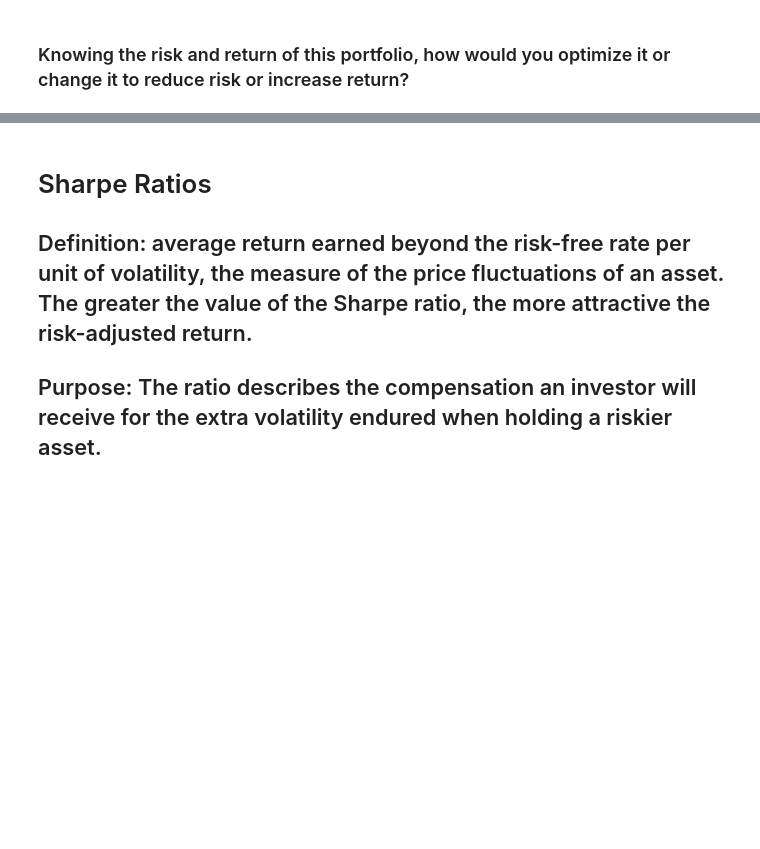
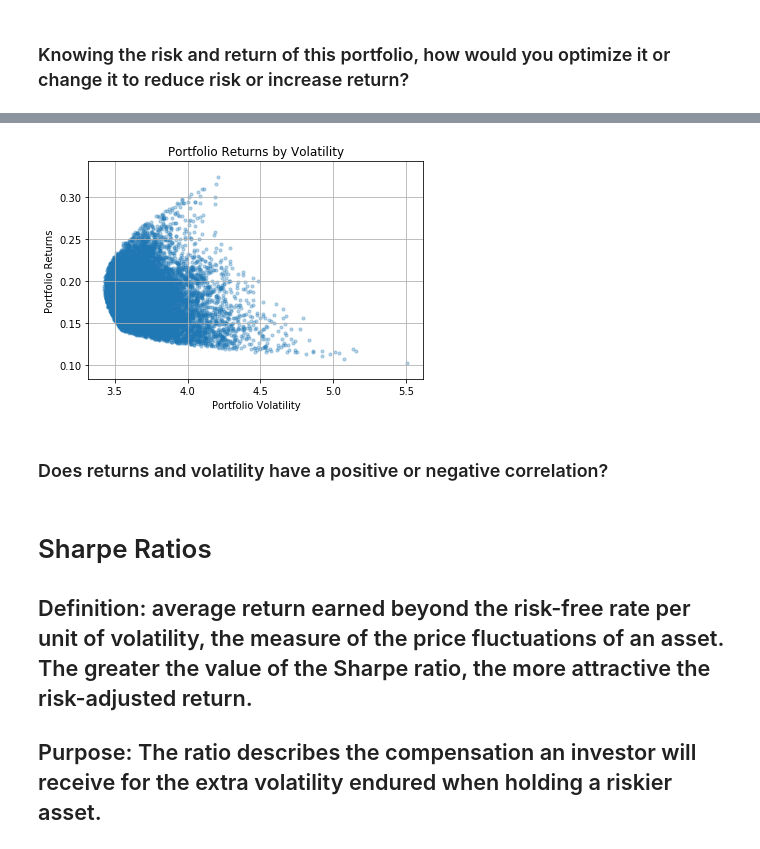
Before and after one commit to GregoryRash6/Custom_Portfolio_Analysis, a Jupyter notebook: analysis.ipynb, the cells around one changed output, grey strips where cells are left out. Saved outputs shown, nothing was run; the diff lists cells and outputs as text; code cells hidden in the pictures; blank space fills up the shorter version.

```diff
--- a/analysis.ipynb
+++ b/analysis.ipynb
@@ -593,0 +586,3 @@ and a risk of 37.0%.
+# %%
+#Calculate Annual and Expected Returns
+ann_returns = portfolio_close.resample('Y').last().pct_change().mean()
@@ -594,3 +680,13 @@ and a risk of 37.0%.
+# %%
+# Plot Returns by Volatility
+portfolio_scatter = portfolios.plot.scatter(x='Portfolio Volatility', y='Portfolio Returns', title='Portfolio Returns by Volatility', marker='o', s=10, alpha=0.3, grid=True);
+
+# Save Figure
+portfolio_scatter.figure.savefig(f"Images/portfolio_scatter.png", bbox_inches='tight')
+# %% [output]
+[figure, added]
+# %% [markdown]
+### Does returns and volatility have a positive or negative correlation?
 # %% [markdown]
 # Sharpe Ratios
 
```
Also changed, not shown: parts of 32 cells of this notebook, 12 other files.
